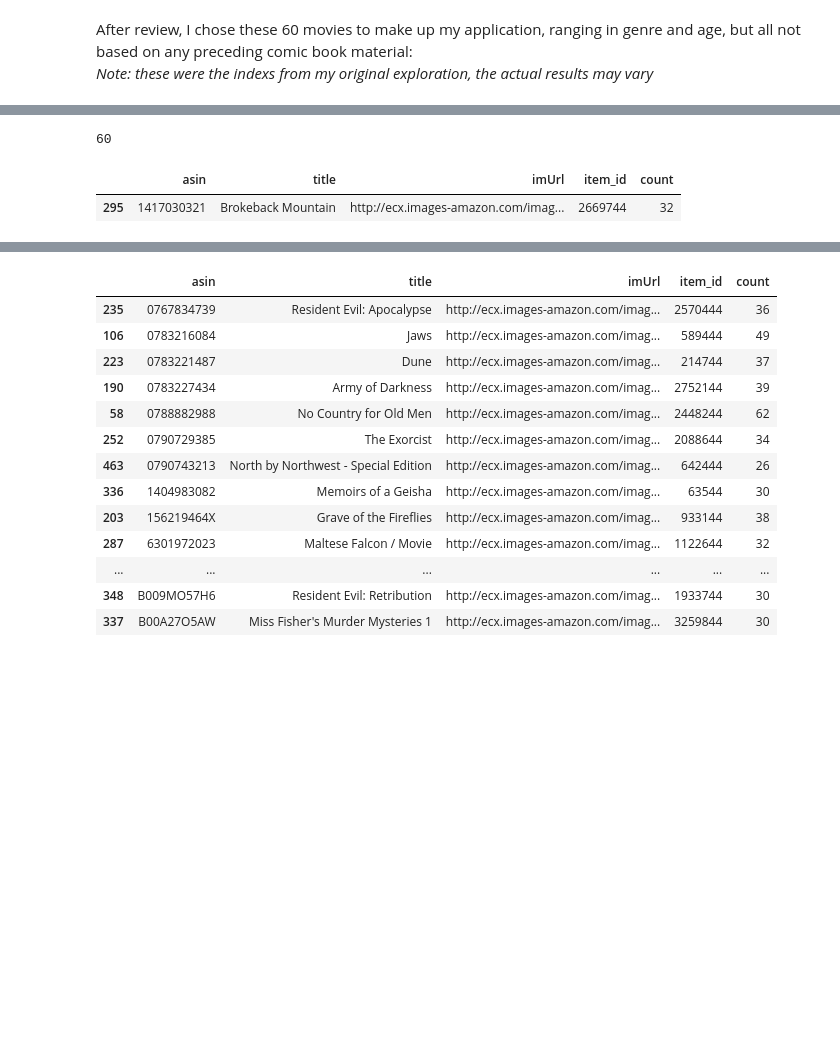
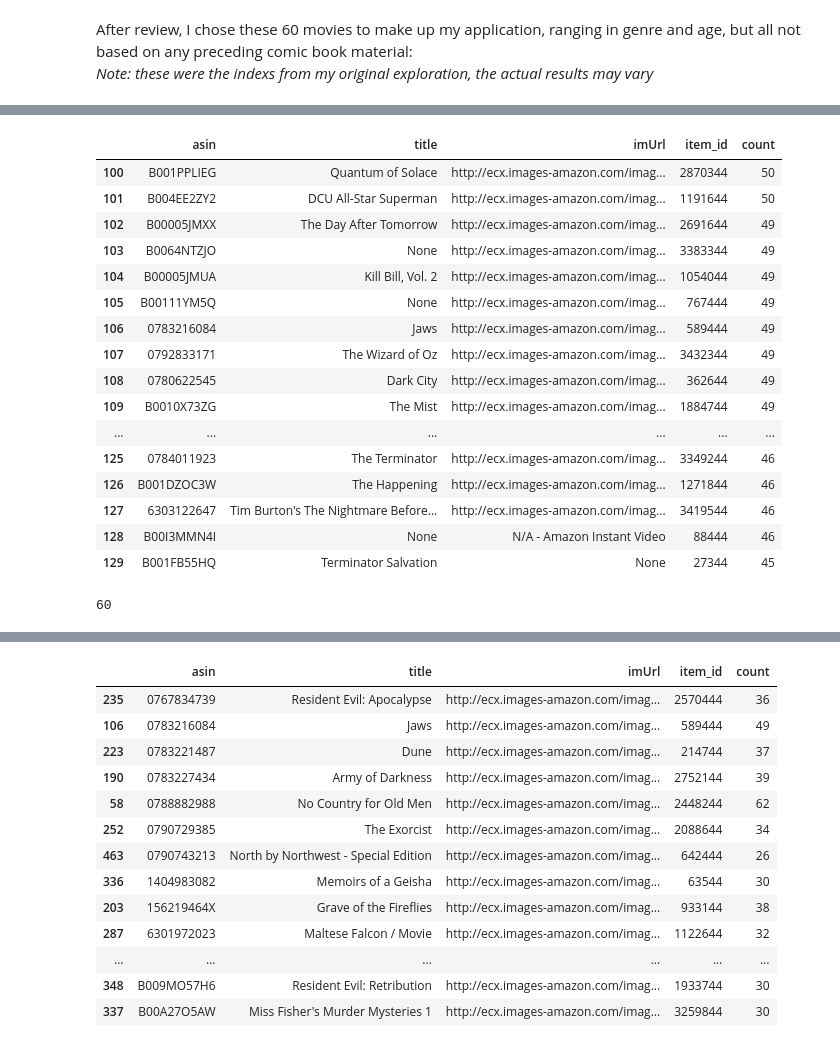
Before and after one commit to jnawjux/intocomics, a Jupyter notebook: web_app_development.ipynb, the cells around one changed output, grey strips where cells are left out. Cells and saved outputs as stored; diff of their text form; code cells hidden in the pictures; blank space fills up the shorter version.

```diff
--- a/web_app_development.ipynb
+++ b/web_app_development.ipynb
@@ -121,3 +150,23 @@ fuzz()
+# %%
+movie_image_urls[100:130]
+# %% [output]
+|  | asin | title | imUrl | item_id | count |
+| 100 | B001PPLIEG | Quantum of Solace | http://ecx.images-amazon.com/imag... | 2870344 | 50 |
+| 101 | B004EE2ZY2 | DCU All-Star Superman | http://ecx.images-amazon.com/imag... | 1191644 | 50 |
+| 102 | B00005JMXX | The Day After Tomorrow | http://ecx.images-amazon.com/imag... | 2691644 | 49 |
+| 103 | B0064NTZJO | None | http://ecx.images-amazon.com/imag... | 3383344 | 49 |
+| 104 | B00005JMUA | Kill Bill, Vol. 2 | http://ecx.images-amazon.com/imag... | 1054044 | 49 |
+| 105 | B00111YM5Q | None | http://ecx.images-amazon.com/imag... | 767444 | 49 |
+| 106 | 0783216084 | Jaws | http://ecx.images-amazon.com/imag... | 589444 | 49 |
+| 107 | 0792833171 | The Wizard of Oz | http://ecx.images-amazon.com/imag... | 3432344 | 49 |
+| 108 | 0780622545 | Dark City | http://ecx.images-amazon.com/imag... | 362644 | 49 |
+| 109 | B0010X73ZG | The Mist | http://ecx.images-amazon.com/imag... | 1884744 | 49 |
+| ... | ... | ... | ... | ... | ... |
+| 125 | 0784011923 | The Terminator | http://ecx.images-amazon.com/imag... | 3349244 | 46 |
+| 126 | B001DZOC3W | The Happening | http://ecx.images-amazon.com/imag... | 1271844 | 46 |
+| 127 | 6303122647 | Tim Burton's The Nightmare Before... | http://ecx.images-amazon.com/imag... | 3419544 | 46 |
+| 128 | B00I3MMN4I | None | N/A - Amazon Instant Video | 88444 | 46 |
+| 129 | B001FB55HQ | Terminator Salvation | None | 27344 | 45 |
 # %%
 movies = [22, 5, 30, 35, 39, 48, 57, 58, 74, 78, 79, 80, 90, 93, 95, 101, 105,
 106, 112, 120, 127, 140, 158, 161, 162, 165, 190, 194, 203, 207, 223,
@@ -128,8 +177,3 @@ movies = [22, 5, 30, 35, 39, 48, 57, 58, 74, 78, 79, 80, 90, 93, 95, 101, 105,
 len(movies)
 # %% [output]
 60
-# %%
-movie_image_urls[movie_image_urls['title'] == 'Brokeback Mountain']
-# %% [output]
-|  | asin | title | imUrl | item_id | count |
-| 295 | 1417030321 | Brokeback Mountain | http://ecx.images-amazon.com/imag... | 2669744 | 32 |
```
Also changed, not shown: parts of 10 cells of this notebook.
